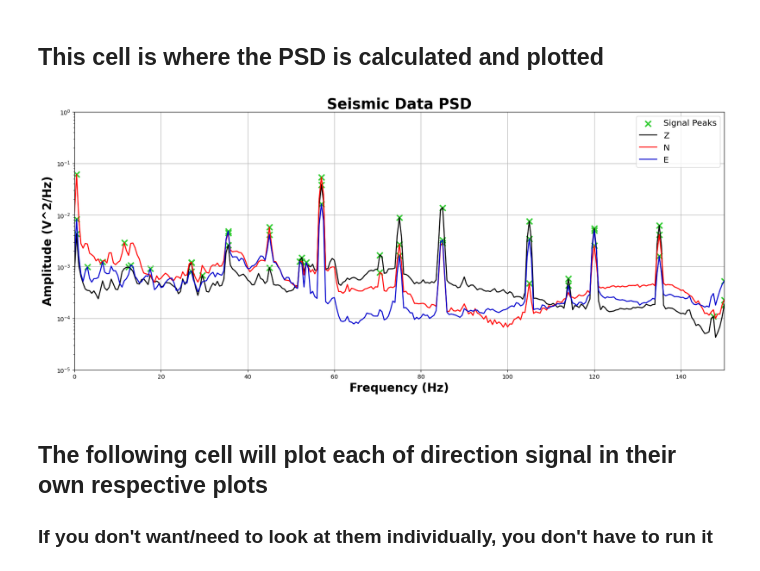
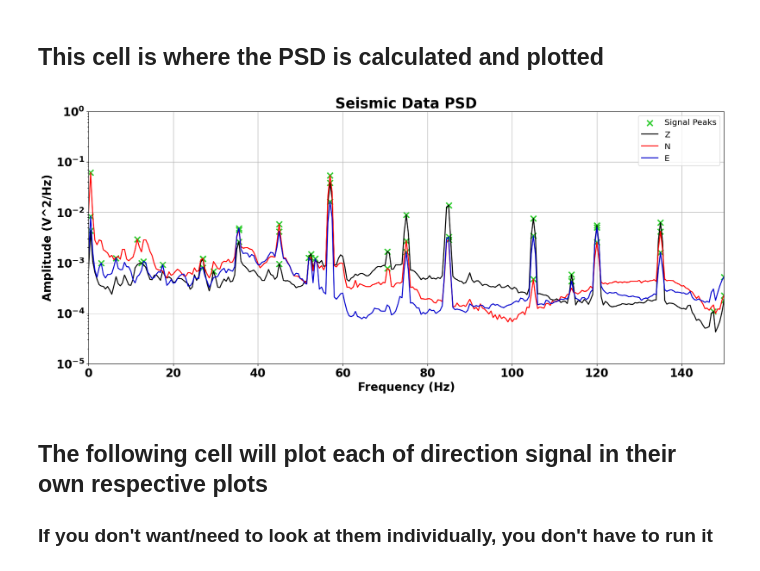
Before and after one commit to EquivocalBeing/CE_code, a Jupyter notebook: Seismometer_Analysis.ipynb, the cells around one changed output. Cells and saved outputs as stored; diff of their text form; code cells hidden in the pictures.

```diff
--- a/Seismometer_Analysis.ipynb
+++ b/Seismometer_Analysis.ipynb
@@ -15,7 +15,7 @@ from matplotlib import gridspec
 ####################### You'll have to remove the metadata from the csv file in order to run the script ########################
 ################################################################################################################################
 
-seis = pd.read_csv(r"Put\data\path\here", delimiter=',')
+seis = pd.read_csv(r"C:\Users\cacam\Downloads\seismo_proper.csv", delimiter=',') # Put\data\path\here
 
 sam = seis['Sample']
 tim = seis['Time (s)']
@@ -133,34 +136,36 @@ peak_z, _ = signal.find_peaks(log_z, prominence = 1.2) ############## This is wh
 peak_n, _ = signal.find_peaks(log_n, prominence = 1.2) ############### If some are missed or there are extra ###################
 peak_e, _ = signal.find_peaks(log_e, prominence = 1.2) ########## you will need to change the prominence variable ##############
 
 
 ################################################################################################################################
 ##################################################### Plots peaks ##############################################################
 
 plt.figure(figsize = (20, 8))#, dpi = 2500)
 
 plt.scatter(f_z[peak_z], Pxx_den_z[peak_z] ** 0.5, s = 100, color = 'limegreen', marker = 'x',
             linewidths = 2.5, label = 'Signal Peaks')
 plt.scatter(f_n[peak_n], Pxx_den_n[peak_n] ** 0.5, s = 100, color = 'limegreen', marker = 'x',
             linewidths = 2.5)
 plt.scatter(f_e[peak_e], Pxx_den_e[peak_e] ** 0.5, s = 100, color = 'limegreen', marker = 'x',
             linewidths = 2.5)
 
 ###################################################### PLots data ##############################################################
 
 plt.semilogy(f_z, Pxx_den_z ** 0.5, color = 'black', linewidth = 1.75, label = 'Z')
 plt.semilogy(f_n, Pxx_den_n ** 0.5, color = 'red', linewidth = 1.75, label = 'N')
 plt.semilogy(f_e, Pxx_den_e ** 0.5, color = 'mediumblue', linewidth = 1.75, label = 'E')
 
 plt.legend(loc = "upper right", fontsize = 14.5)
 plt.title("Seismic Data PSD", fontweight = 'bold', fontsize = 25)
 plt.xlabel("Frequency (Hz)", fontweight = "bold", fontsize = 20)
 plt.ylabel("Amplitude (V^2/Hz)", fontweight = "bold", fontsize = 20)
 plt.ylim([10e-6, 1])
 plt.xlim(0, 150)
+plt.yticks(fontsize = 20, fontweight = "bold")
+plt.xticks(fontsize = 20, fontweight = "bold")
 plt.grid(True)
 # %% [output]
-[figure, old version]
+[figure, new version]
 # %% [markdown]
 ## The following cell will plot each of direction signal in their own respective plots
 ### If you don't want/need to look at them individually, you don't have to run it
```
Also changed, not shown: parts of 3 cells of this notebook, 1 other file.
